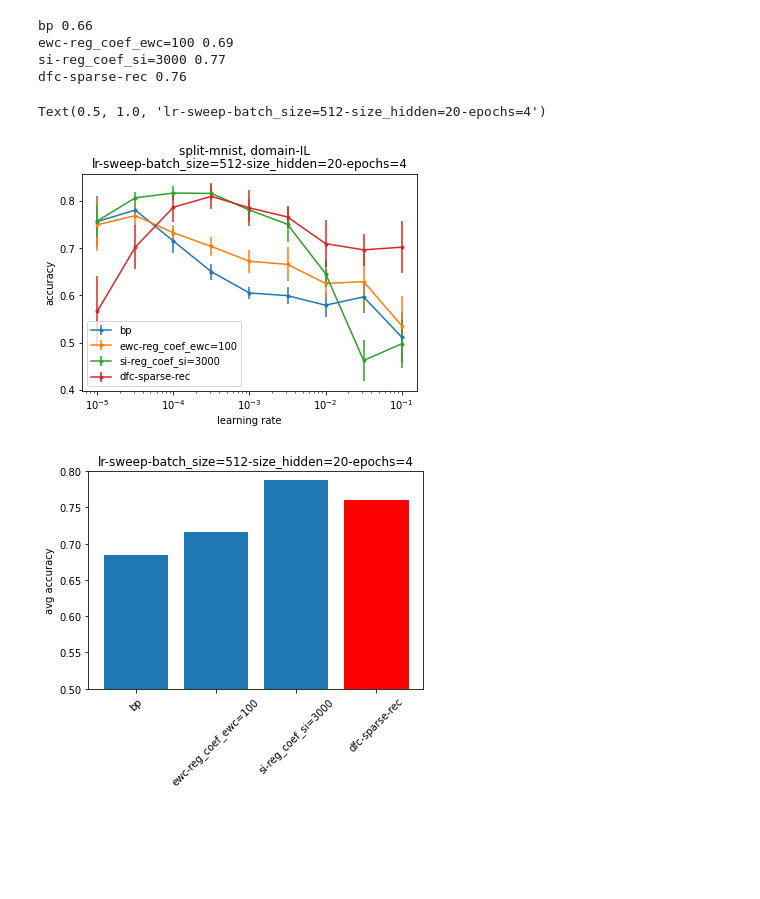
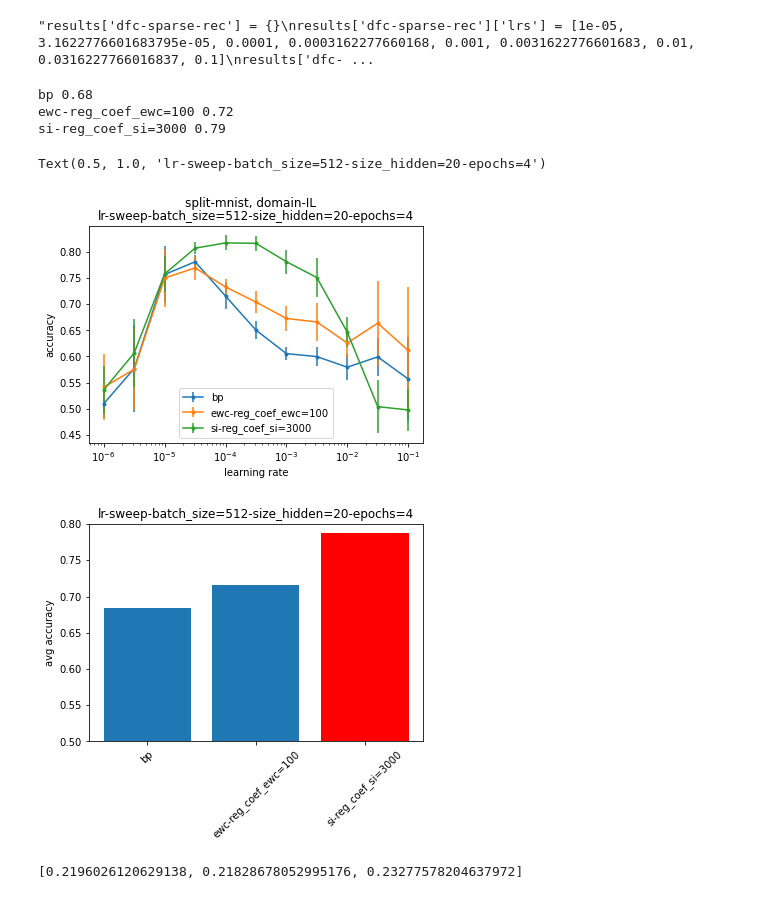
Before and after one commit to pennfranc/Continual-Learning-Benchmark, a Jupyter notebook: notebooks/lr sweep analysis.ipynb, the cells around one changed output. Saved outputs shown, nothing was run; the diff lists cells and outputs as text; code cells hidden in the pictures; blank space fills up the shorter version.

Commit message:
feat(notebooks, scripts): updated notebooks, fixed class lr sweep script

```diff
--- a/notebooks/lr sweep analysis.ipynb
+++ b/notebooks/lr sweep analysis.ipynb
@@ -4,17 +4,30 @@ import matplotlib.pyplot as plt
 import re
 # %%
 batch_size = 512
-size_hidden = 20
-size = "20,20"
-reg_coef = 100
+
 epochs = 4
+class_IL = False
 
-experiment = f"lr-sweep-{batch_size=}-{size_hidden=}-{epochs=}"
+if class_IL:
+    size_hidden = 200
+    size = "200,200"
+    ewc_reg_coef = 600
+    si_reg_coef = 600
+    class_IL_string = "-class"
+else:
+    size_hidden = 20
+    size = "20,20"
+    ewc_reg_coef = 100
+    si_reg_coef = 3000
+    class_IL_string = ""
+
+
+experiment = f"lr-sweep-{batch_size=}-{size_hidden=}-{epochs=}{class_IL_string}"
 
 dir_name = f"../outputs/{experiment}/"
-lrs = [1 / 10**(i / 2) for i in range(2, 11, 1)]
+lrs = [1 / 10**(i / 2) for i in range(2, 13, 1)]
 
-results = {'bp': {}, 'ewc-reg_coef_ewc=100': {}, 'si-reg_coef_si=3000': {}}
+results = {'bp': {}, f'ewc-reg_coef_ewc={ewc_reg_coef}': {}, f'si-reg_coef_si={si_reg_coef}': {}}
 
 for name in results.keys():
     results[name]['means'] = []
@@ -28,10 +41,12 @@ for name in results.keys():
         results[name]['means'].append(float(re.search('mean: (.*) std', summary).group(1)) / 100)
         results[name]['stds'].append(float(re.search('std: (.*)', summary).group(1)) / 100)
 # %%
-results['dfc-sparse-rec'] = {}
+"""results['dfc-sparse-rec'] = {}
 results['dfc-sparse-rec']['lrs'] = [1e-05, 3.1622776601683795e-05, 0.0001, 0.0003162277660168, 0.001, 0.0031622776601683, 0.01, 0.0316227766016837, 0.1]
 results['dfc-sparse-rec']['means'] = [0.5665199999999999, 0.70238, 0.78666, 0.8097200000000001, 0.78538, 0.7660799999999999, 0.70966, 0.6965600000000001, 0.7021]
-results['dfc-sparse-rec']['stds'] = [0.07465860298719768, 0.047048931975125656, 0.031830142946584435, 0.027305896799043234, 0.03800811755401735, 0.022543446941406222, 0.04923832856627048, 0.033212994444945854, 0.05558322588695258]
+results['dfc-sparse-rec']['stds'] = [0.07465860298719768, 0.047048931975125656, 0.031830142946584435, 0.027305896799043234, 0.03800811755401735, 0.022543446941406222, 0.04923832856627048, 0.033212994444945854, 0.05558322588695258]"""
+# %% [output]
+"results['dfc-sparse-rec'] = {}\nresults['dfc-sparse-rec']['lrs'] = [1e-05, 3.1622776601683795e-05, 0.0001, 0.0003162277660168, 0.001, 0.0031622776601683, 0.01, 0.0316227766016837, 0.1]\nresults['dfc- ...
 # %%
 def get_score_n_best_consecutive(means, window):
     best_score = 0
@@ -44,23 +59,22 @@ def get_score_n_best_consecutive(means, window):
 # %%
 window = 6
 for name, val in results.items():
     plt.errorbar(val['lrs'], val['means'], yerr=val['stds'], label=name, fmt=".-")
-    np.save(f'{name}-means.npy', val['means'])
-    np.save(f'{name}-stds.npy', val['stds'])
+    np.save(f'{name}-means{class_IL_string}.npy', val['means'])
+    np.save(f'{name}-stds{class_IL_string}.npy', val['stds'])
     print(name, round(get_score_n_best_consecutive(val['means'], window), 2))
 plt.legend()
 plt.xscale('log')
 plt.xlabel('learning rate')
 plt.ylabel('accuracy')
 plt.suptitle('split-mnist, domain-IL')
 plt.title(experiment)
 # %% [output]
-bp 0.66
-ewc-reg_coef_ewc=100 0.69
-si-reg_coef_si=3000 0.77
-dfc-sparse-rec 0.76
+bp 0.68
+ewc-reg_coef_ewc=100 0.72
+si-reg_coef_si=3000 0.79
 Text(0.5, 1.0, 'lr-sweep-batch_size=512-size_hidden=20-epochs=4')
-[figure, old version]
+[figure, new version]
 # %%
 dynamic_eval_range = True
 nr_lr_intervals_to_eval = 6  # only used if `dynamic_eval_range == True`
@@ -84,4 +98,8 @@ plt.ylabel('avg accuracy')
 for i in range(1, 2):
     barlist[-i].set_color('r')
 # %% [output]
-[figure, old version]
+[figure, new version]
+# %%
+means
+# %% [output]
+[0.2196026120629138, 0.21828678052995176, 0.23277578204637972]
```
Also changed, not shown: 1 other file.
